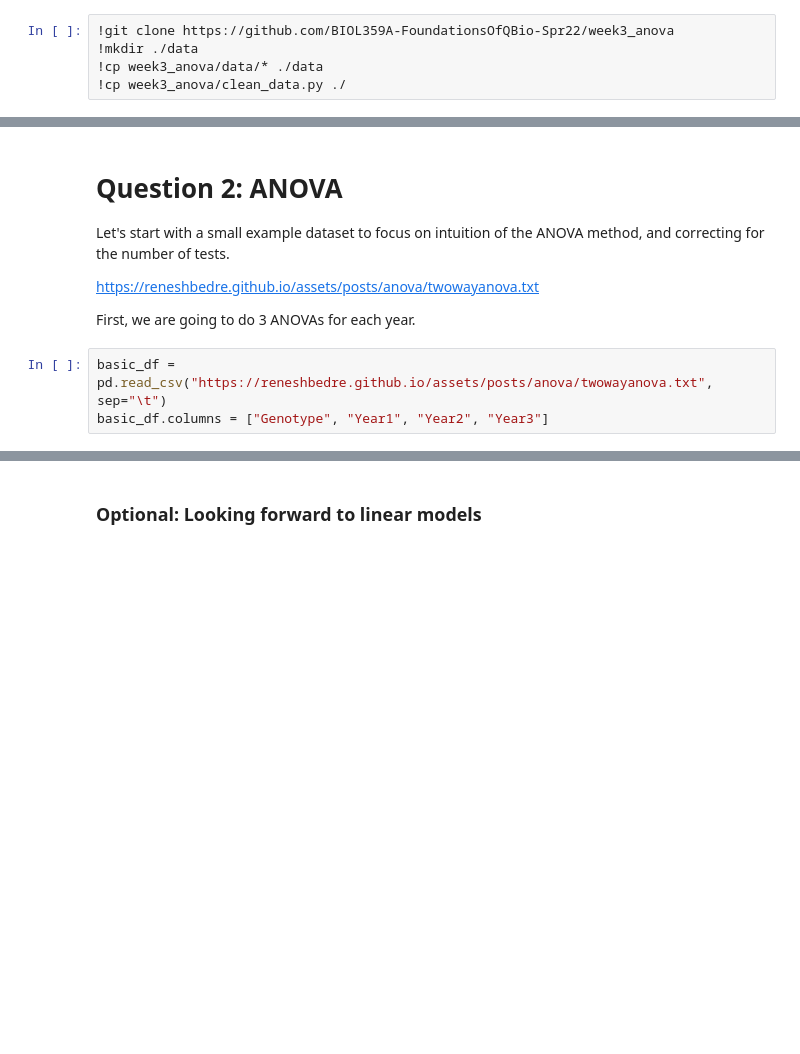
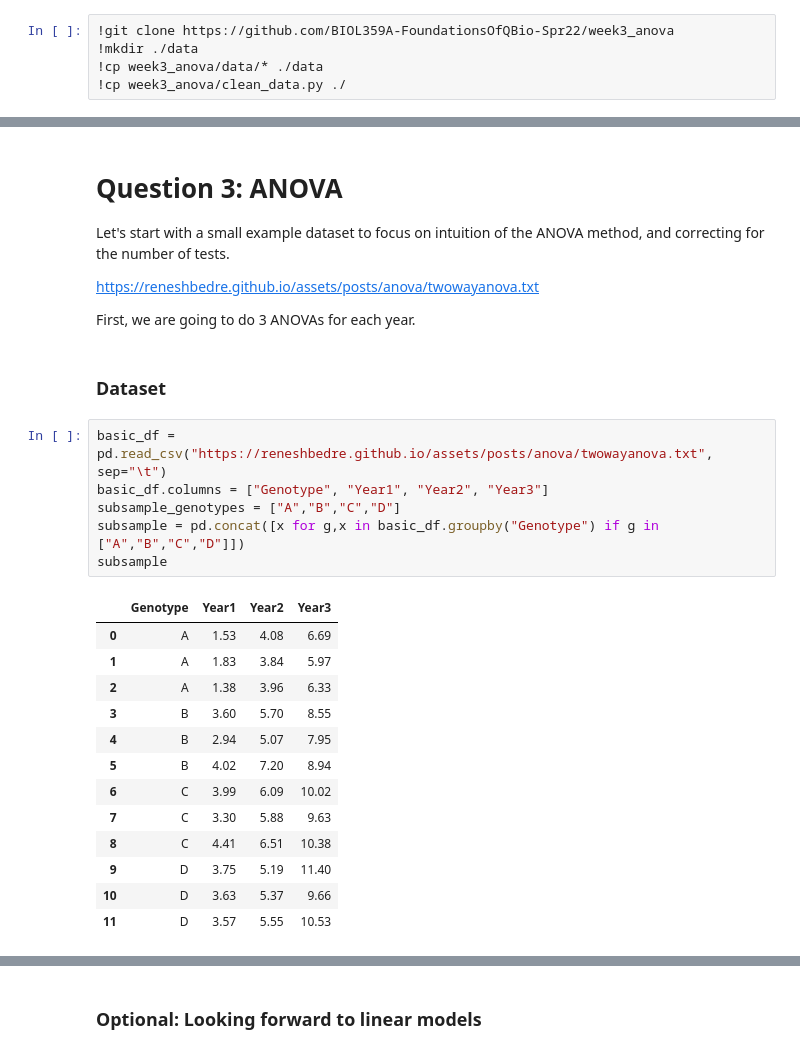
Before and after one commit to BIOL359A-FoundationsOfQBio-Spr23/week4_anova, a Jupyter notebook: anova.ipynb, the cells around one changed output, grey strips where cells are left out. Saved outputs shown, nothing was run; the diff lists cells and outputs as text; blank space fills up the shorter version.

```diff
--- a/anova.ipynb
+++ b/anova.ipynb
@@ -34,11 +66,30 @@ sns.set(font_scale=1) #Change from 1 to 1.5 or 2 if you have a hard time reading
 # %% [markdown]
-# Question 2: ANOVA
+# Question 3: ANOVA
 
 Let's start with a small example dataset to focus on intuition of the ANOVA method, and correcting for the number of tests.
 
 https://reneshbedre.github.io/assets/posts/anova/twowayanova.txt
 
 First, we are going to do 3 ANOVAs for each year.
+# %% [markdown]
+### Dataset
 # %%
 basic_df = pd.read_csv("https://reneshbedre.github.io/assets/posts/anova/twowayanova.txt", sep="\t")
 basic_df.columns = ["Genotype", "Year1", "Year2", "Year3"]
+subsample_genotypes = ["A","B","C","D"]
+subsample = pd.concat([x for g,x in basic_df.groupby("Genotype") if g in ["A","B","C","D"]])
+subsample
+# %% [output]
+|  | Genotype | Year1 | Year2 | Year3 |
+| 0 | A | 1.53 | 4.08 | 6.69 |
+| 1 | A | 1.83 | 3.84 | 5.97 |
+| 2 | A | 1.38 | 3.96 | 6.33 |
+| 3 | B | 3.60 | 5.70 | 8.55 |
+| 4 | B | 2.94 | 5.07 | 7.95 |
+| 5 | B | 4.02 | 7.20 | 8.94 |
+| 6 | C | 3.99 | 6.09 | 10.02 |
+| 7 | C | 3.30 | 5.88 | 9.63 |
+| 8 | C | 4.41 | 6.51 | 10.38 |
+| 9 | D | 3.75 | 5.19 | 11.40 |
+| 10 | D | 3.63 | 5.37 | 9.66 |
+| 11 | D | 3.57 | 5.55 | 10.53 |
```
Also changed, not shown: parts of 21 cells of this notebook, 2 other files.
